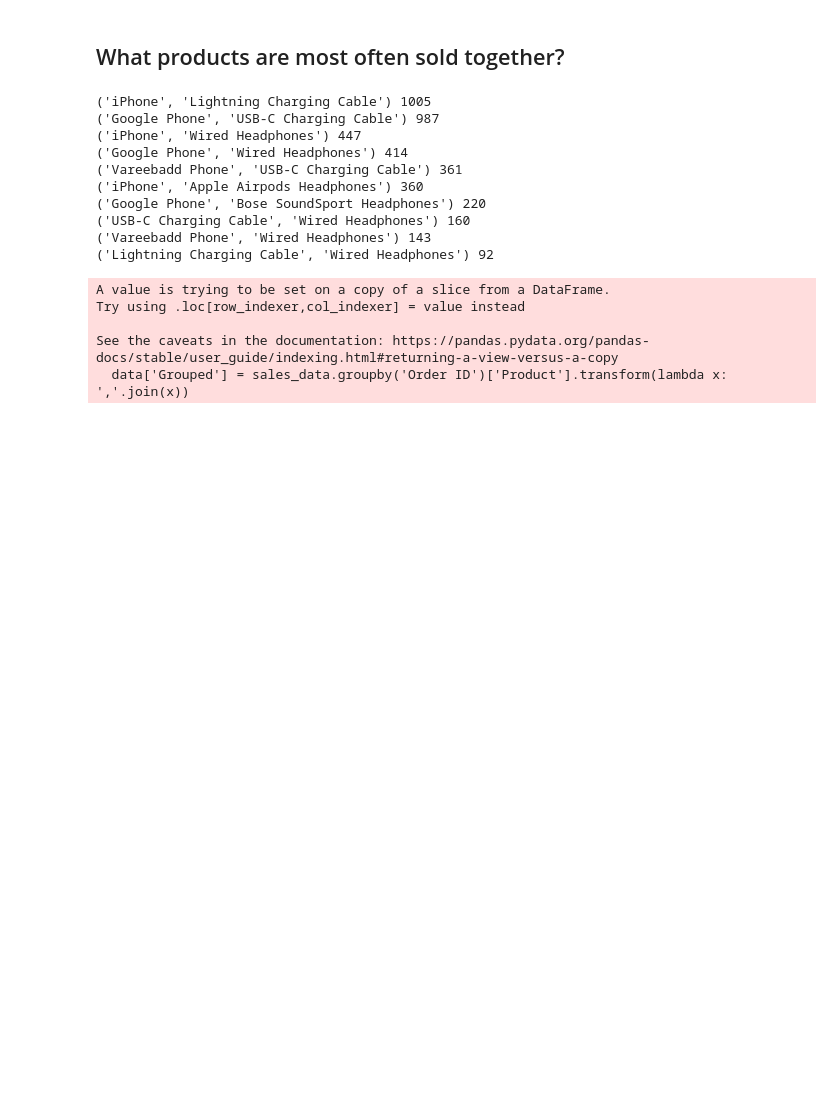
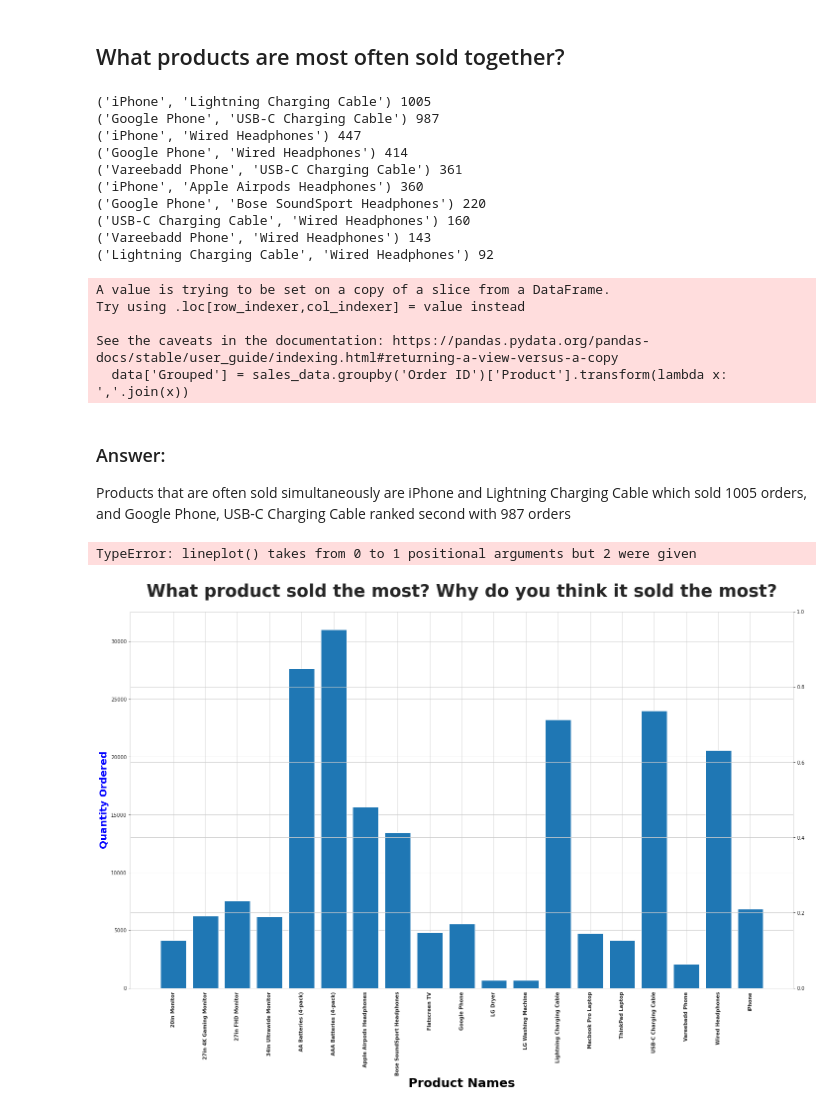
Before and after one commit to masete/Sales-Data-Deep-Analysis, a Jupyter notebook: deep_analysis.ipynb, the cells around one changed output. Saved outputs shown, nothing was run; the diff lists cells and outputs as text; code cells hidden in the pictures; blank space fills up the shorter version.

Commit message:
which products are sold most

```diff
--- a/deep_analysis.ipynb
+++ b/deep_analysis.ipynb
@@ -746,3 +746,57 @@ Try using .loc[row_indexer,col_indexer] = value instead
 
 See the caveats in the documentation: https://pandas.pydata.org/pandas-docs/stable/user_guide/indexing.html#returning-a-view-versus-a-copy
   data['Grouped'] = sales_data.groupby('Order ID')['Product'].transform(lambda x: ','.join(x))
+# %% [markdown]
+### Answer:
+Products that are often sold simultaneously are iPhone and Lightning Charging Cable which sold  1005  orders, and Google Phone, USB-C Charging Cable ranked second with  987  orders
+# %%
+# lets prepare the varables for the plotting
+# group the product
+product_group = sales_data.groupby('Product')
+quantity_ordered = product_group.sum()['Quantity Ordered']
+prices = sales_data.groupby('Product').mean()['Price Each']
+products = [product for product, df in product_group]
+"""Visualization"""
+# let's make a subplots
+fig, ax1 = plt.subplots(figsize=(24, 14))
+ax2 = ax1.twinx()
+# AXES 1
+ax1.bar(products, quantity_ordered)
+ax1.set_title( # title
+    "What product sold the most? Why do you think it sold the most?",
+    weight="bold", # weight
+    fontsize=35, # font-size
+    pad=30 # padding
+)
+ax1.set_xlabel( # x-label
+    "Product Names",
+    weight="bold", # weight
+    fontsize=25, # font-size
+    color="black" # color
+)
+ax1.set_ylabel( # y-label
+    "Quantity Ordered",
+    color="blue", # color
+    fontsize=20, # font-size
+    weight="bold" # weight
+)
+ax1.set_xticklabels( # x-ticks
+    products, # ticks
+    rotation="vertical", # rotation
+    weight="bold" # weight
+)
+# AXES 2
+sns.lineplot( # plot
+    products, # x-axis
+    prices, # y-axis
+    color="red"
+)
+ax2.set_ylabel( # y-label
+    "Price in USD ($)",
+    color="green", # color
+    fontsize=20, # font-size
+    weight="bold" # weight
+);
+# %% [output]
+TypeError: lineplot() takes from 0 to 1 positional arguments but 2 were given
+[figure, added]
```
